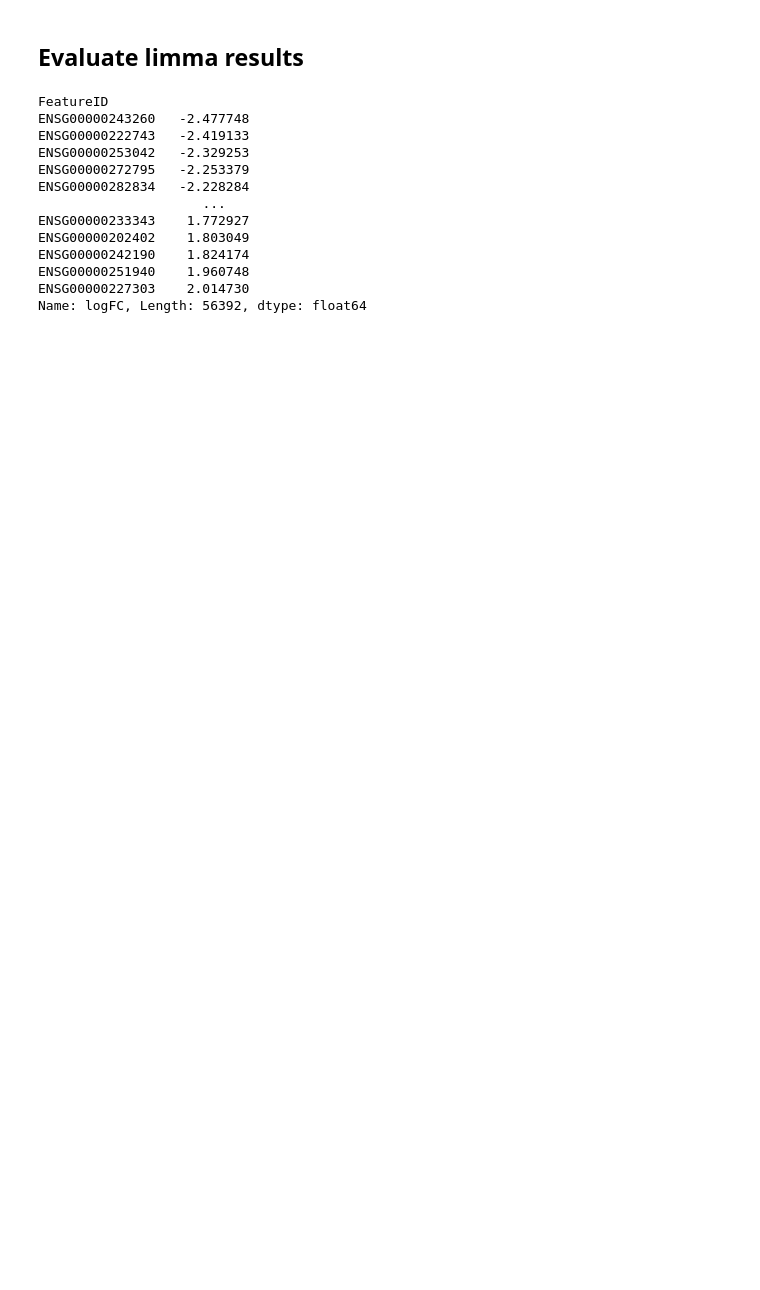
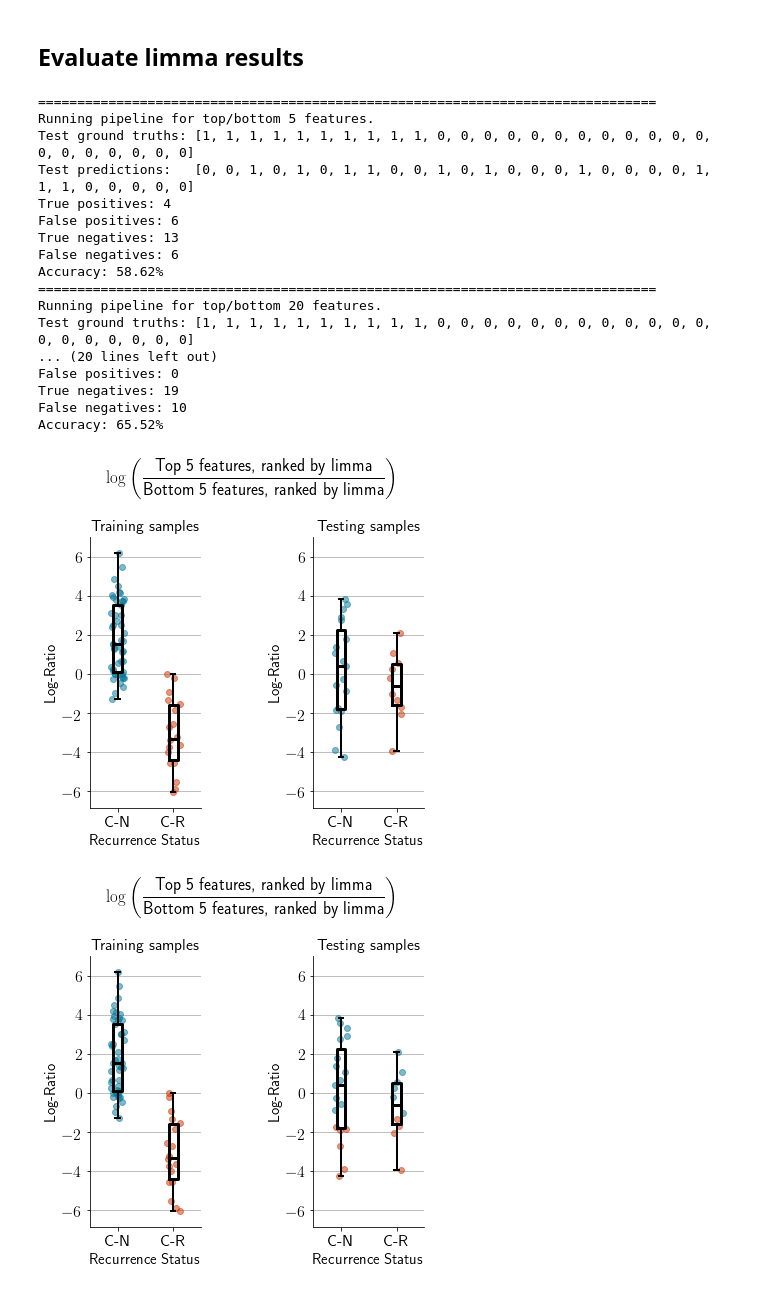
Before and after one commit to fedarko/283-project, a Jupyter notebook: notebooks/04-ClassifyLogRatios.ipynb, the cells around one changed output. Drawn from its saved outputs; the diff is of its cells as text; code cells hidden in the pictures; blank space fills up the shorter version.

```diff
--- a/notebooks/04-ClassifyLogRatios.ipynb
+++ b/notebooks/04-ClassifyLogRatios.ipynb
@@ -55,0 +73,4 @@ tbl
+# %%
+tbl_pc = tbl.add(1)
+assert (tbl_pc != 0).all().all()
+tbl_pc
@@ -347,18 +346,25 @@ Accuracy: 65.52%
 ## Evaluate limma results
 # %%
 limma_fc = pd.read_csv("../data/limma_output.tsv", sep="\t", index_col=0)["logFC"].sort_values()
-limma_fc
+for nv in NVALS:
+    run_pipeline_n(limma_fc, nv, "limma")
 # %% [output]
-FeatureID
-ENSG00000243260   -2.477748
-ENSG00000222743   -2.419133
-ENSG00000253042   -2.329253
-ENSG00000272795   -2.253379
-ENSG00000282834   -2.228284
-                     ...
-ENSG00000233343    1.772927
-ENSG00000202402    1.803049
-ENSG00000242190    1.824174
-ENSG00000251940    1.960748
-ENSG00000227303    2.014730
-Name: logFC, Length: 56392, dtype: float64
+===============================================================================
+Running pipeline for top/bottom 5 features.
+Test ground truths: [1, 1, 1, 1, 1, 1, 1, 1, 1, 1, 0, 0, 0, 0, 0, 0, 0, 0, 0, 0, 0, 0, 0, 0, 0, 0, 0, 0, 0]
+Test predictions:   [0, 0, 1, 0, 1, 0, 1, 1, 0, 0, 1, 0, 1, 0, 0, 0, 1, 0, 0, 0, 0, 1, 1, 1, 0, 0, 0, 0, 0]
+True positives: 4
+False positives: 6
+True negatives: 13
+False negatives: 6
+Accuracy: 58.62%
+===============================================================================
+Running pipeline for top/bottom 20 features.
+Test ground truths: [1, 1, 1, 1, 1, 1, 1, 1, 1, 1, 0, 0, 0, 0, 0, 0, 0, 0, 0, 0, 0, 0, 0, 0, 0, 0, 0, 0, 0]
+... (20 lines left out)
+False positives: 0
+True negatives: 19
+False negatives: 10
+Accuracy: 65.52%
+[figure, added]
+[figure, added]
```
Also changed, not shown: parts of 23 cells of this notebook, 46 other files.
